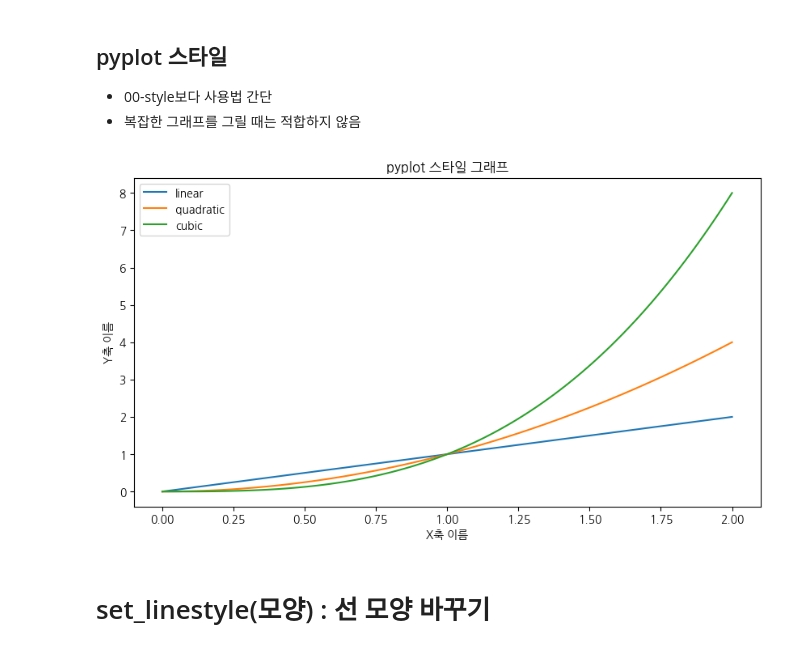
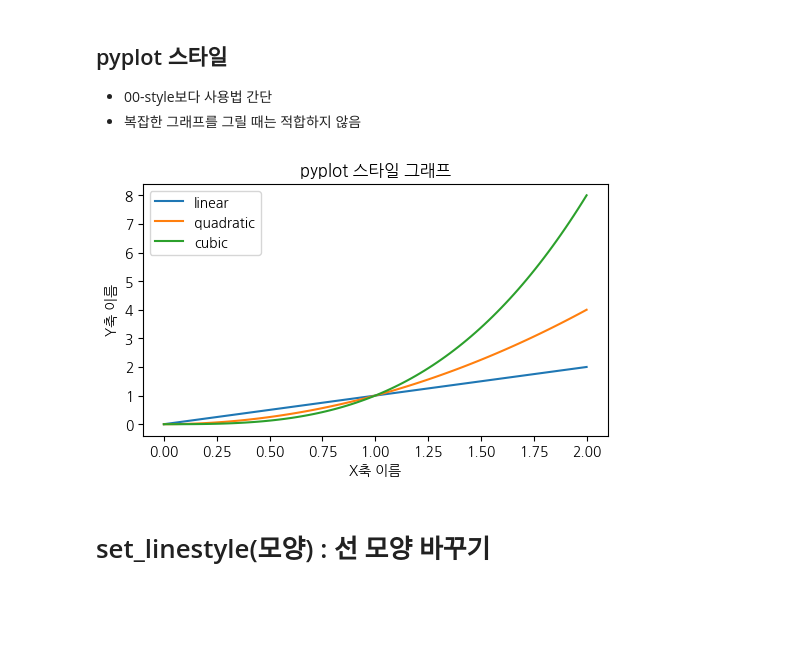
Before and after one commit to KEEPGOINGNOW/Fintech_Service_2nd, a Jupyter notebook: 05_Machine_Learning/04_matplotlib_사용법.ipynb, the cells around one changed output. Cells and saved outputs as stored; diff of their text form; code cells hidden in the pictures; blank space fills up the shorter version.

```diff
--- a/05_Machine_Learning/04_matplotlib_사용법.ipynb
+++ b/05_Machine_Learning/04_matplotlib_사용법.ipynb
@@ -136,19 +160,24 @@ plt.show()
 - 00-style보다 사용법 간단
 - 복잡한 그래프를 그릴 때는 적합하지 않음
 # %%
-# plt, ax = plt.subplot() 00-style
-# ax.plot(x , x, label='linear')
-plt.figure(figsize=(10, 5.27))
+# 그래프 그릴 공간 설정
+plt.figure(figsize=(6, 3.27))
+
+# 선형/제곱/세제곱 그래프 생성
 plt.plot(x, x, label='linear')
 plt.plot(x, x**2, label='quadratic')
 plt.plot(x, x**3, label='cubic')
+
+# x축, y축 이름 및 제목, 범례 표시 설정
 plt.xlabel('X축 이름')
 plt.ylabel('Y축 이름')
 plt.title('pyplot 스타일 그래프')
 plt.legend()
+
+# 그래프 출력
 plt.show()
 # %% [output]
-[figure, old version]
+[figure, new version]
 # %% [markdown]
 # set_linestyle(모양) : 선 모양 바꾸기
 # %%
```
Also changed, not shown: parts of 15 cells of this notebook, 3 other files.
